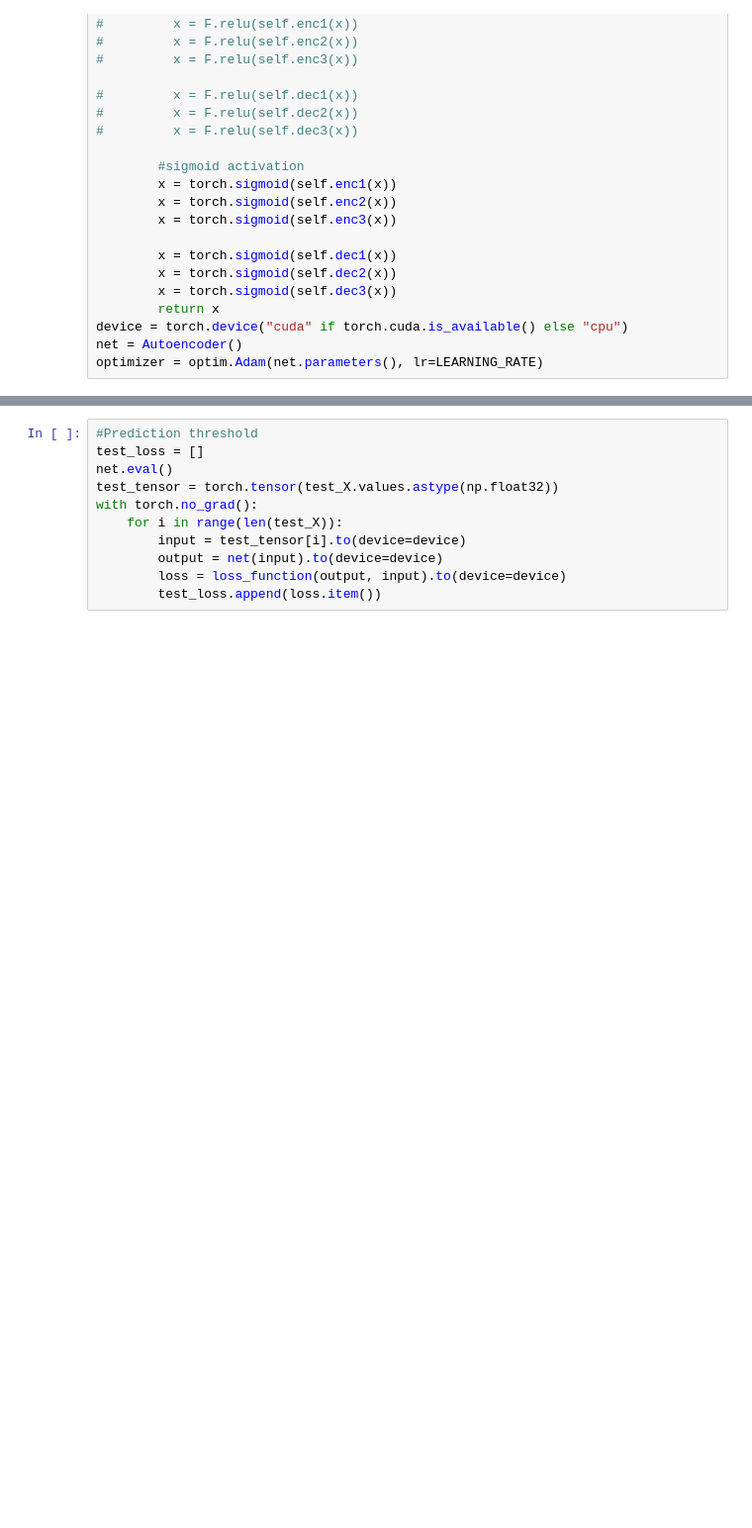
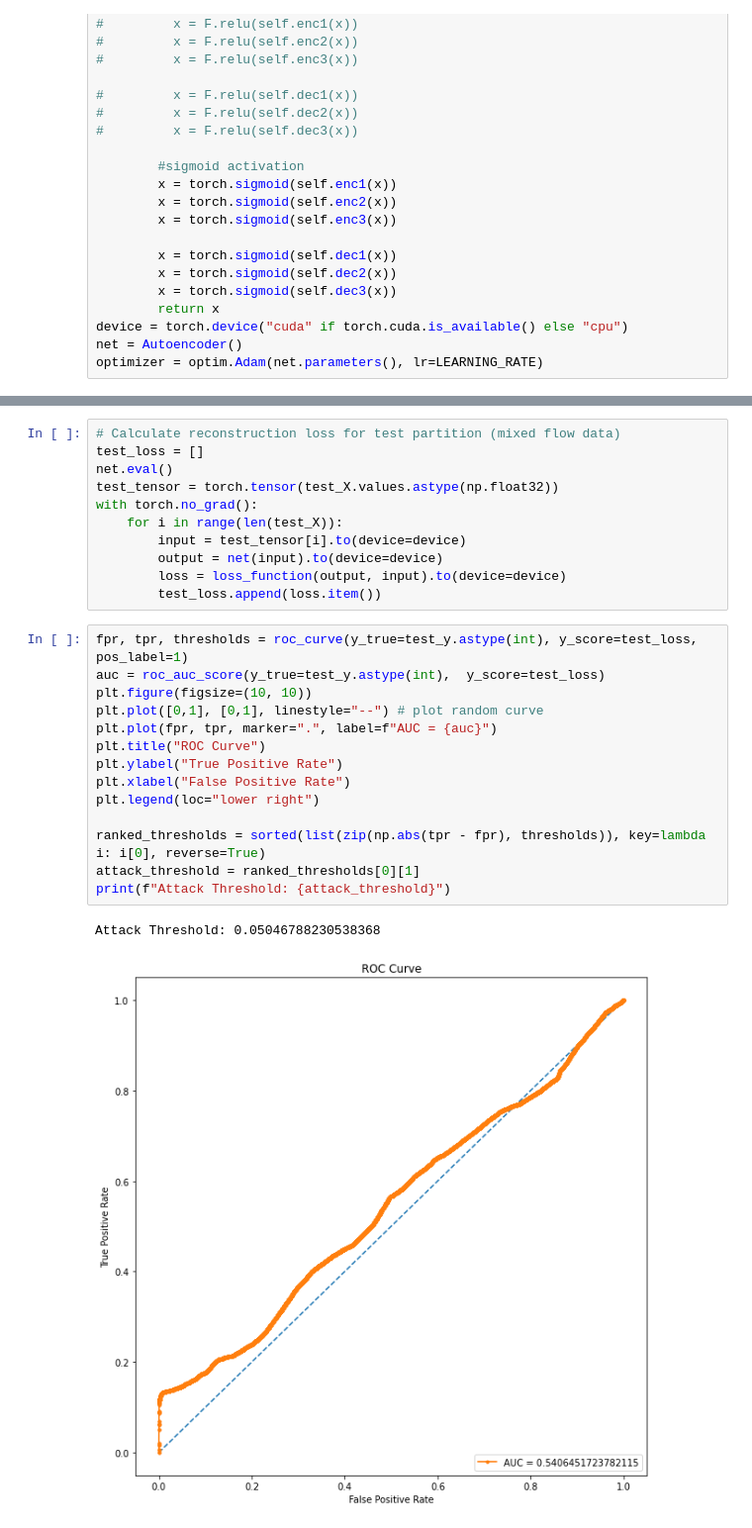
Before and after one commit to ArifulIslamPreence/IoT-TCP-Attack-detection, a Jupyter notebook: notebooks/tran_autoencoder.ipynb, the cells around one changed output, grey strips where cells are left out. Shown at 99% size. Cells and saved outputs as stored; diff of their text form; blank space fills up the shorter version.

```diff
--- a/notebooks/tran_autoencoder.ipynb
+++ b/notebooks/tran_autoencoder.ipynb
@@ -156,5 +156,5 @@ ax.plot(train_loss)
 # %%
-#Prediction threshold
+# Calculate reconstruction loss for test partition (mixed flow data)
 test_loss = []
 net.eval()
 test_tensor = torch.tensor(test_X.values.astype(np.float32))
@@ -164,4 +164,21 @@ with torch.no_grad():
         output = net(input).to(device=device)
         loss = loss_function(output, input).to(device=device)
         test_loss.append(loss.item())
+# %%
+fpr, tpr, thresholds = roc_curve(y_true=test_y.astype(int), y_score=test_loss, pos_label=1)
+auc = roc_auc_score(y_true=test_y.astype(int),  y_score=test_loss)
+plt.figure(figsize=(10, 10))
+plt.plot([0,1], [0,1], linestyle="--") # plot random curve
+plt.plot(fpr, tpr, marker=".", label=f"AUC = {auc}")
+plt.title("ROC Curve")
+plt.ylabel("True Positive Rate")
+plt.xlabel("False Positive Rate")
+plt.legend(loc="lower right")
+
+ranked_thresholds = sorted(list(zip(np.abs(tpr - fpr), thresholds)), key=lambda i: i[0], reverse=True)
+attack_threshold = ranked_thresholds[0][1]
+print(f"Attack Threshold: {attack_threshold}")
+# %% [output]
+Attack Threshold: 0.05046788230538368
+[figure, added]
 # %%
```
Also changed, not shown: parts of 6 cells of this notebook.
